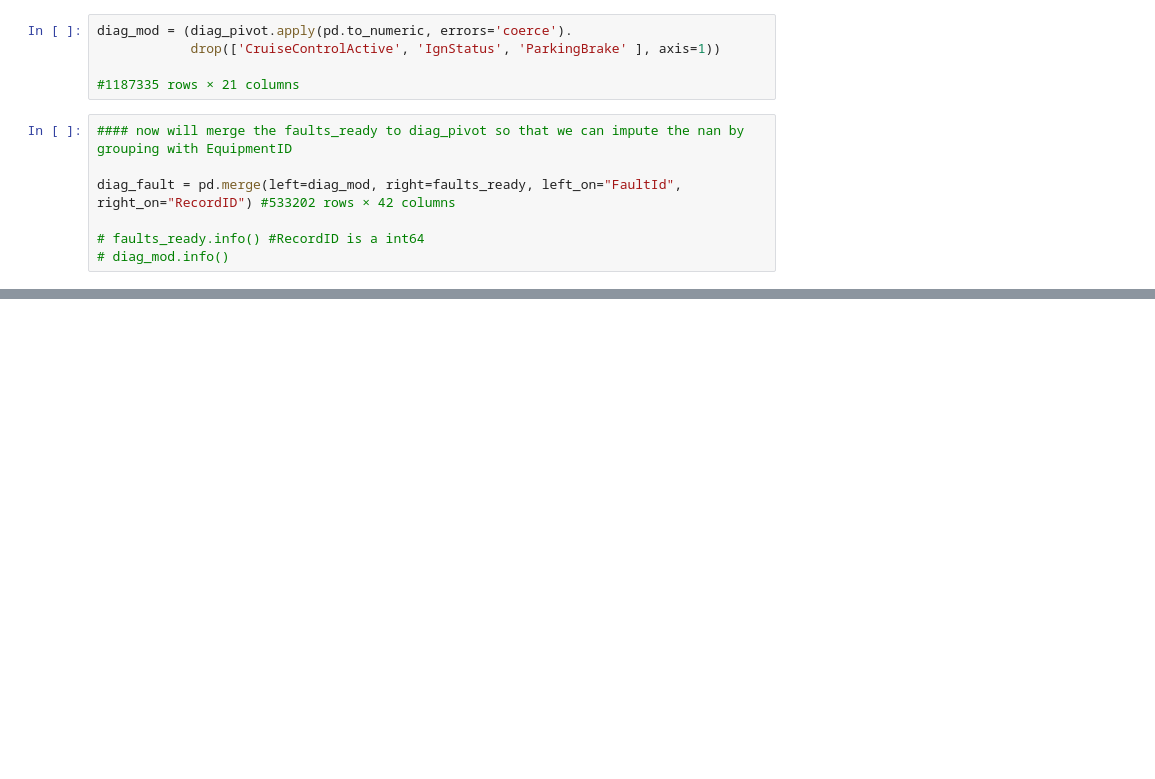
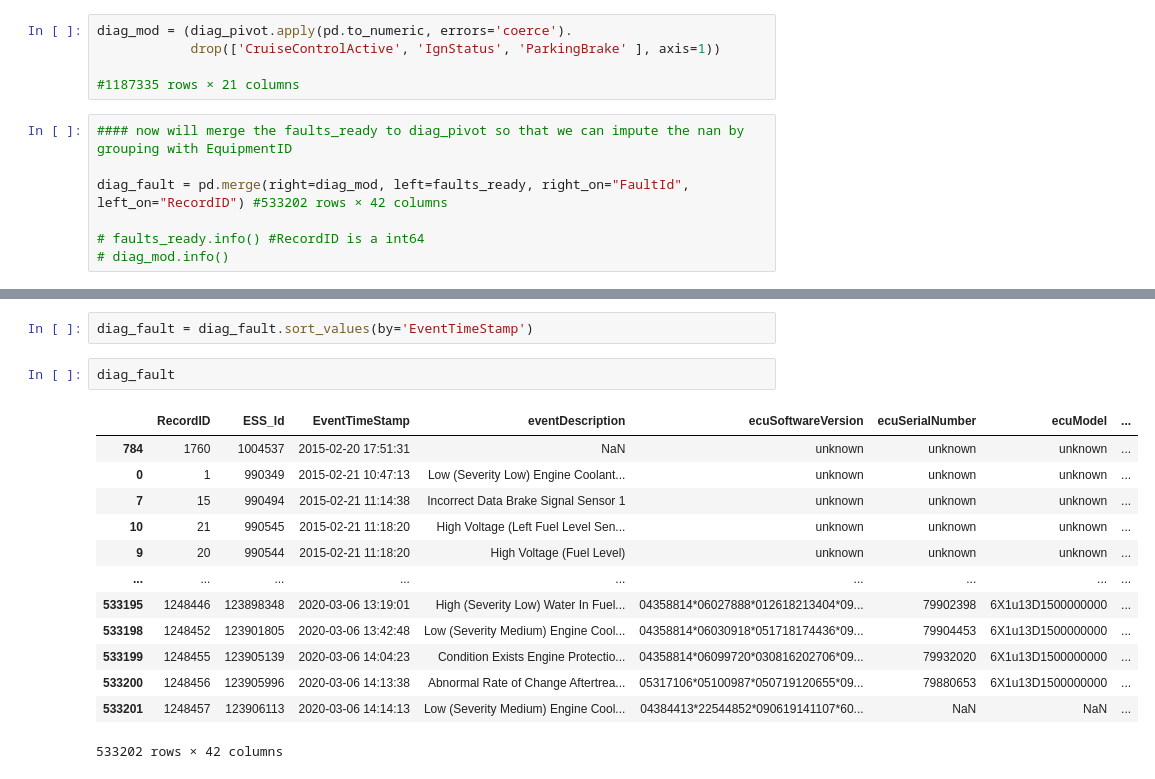
Before and after one commit to nss-data-science-cohort-6/big_g_express-elden_ring, a Jupyter notebook: notebooks/bigG_EDA_smita2.ipynb, the cells around one changed output, grey strips where cells are left out. Drawn from its saved outputs; the diff is of its cells as text; blank space fills up the shorter version.

```diff
--- a/notebooks/bigG_EDA_smita2.ipynb
+++ b/notebooks/bigG_EDA_smita2.ipynb
@@ -600,7 +600,7 @@ diag_mod = (diag_pivot.apply(pd.to_numeric, errors='coerce').
 # %%
 #### now will merge the faults_ready to diag_pivot so that we can impute the nan by grouping with EquipmentID
 
-diag_fault = pd.merge(left=diag_mod, right=faults_ready, left_on="FaultId", right_on="RecordID") #533202 rows × 42 columns
+diag_fault = pd.merge(right=diag_mod, left=faults_ready, right_on="FaultId", left_on="RecordID") #533202 rows × 42 columns
 
 # faults_ready.info() #RecordID is a int64
 # diag_mod.info()
@@ -606,0 +627,18 @@ diag_fault = pd.merge(left=diag_mod, right=faults_ready, left_on="FaultId", righ
+# %%
+diag_fault = diag_fault.sort_values(by='EventTimeStamp')
+# %%
+diag_fault
+# %% [output]
+|  | RecordID | ESS_Id | EventTimeStamp | eventDescription | ecuSoftwareVersion | ecuSerialNumber | ecuModel | ... |
+| 784 | 1760 | 1004537 | 2015-02-20 17:51:31 | NaN | unknown | unknown | unknown | ... |
+| 0 | 1 | 990349 | 2015-02-21 10:47:13 | Low (Severity Low) Engine Coolant... | unknown | unknown | unknown | ... |
+| 7 | 15 | 990494 | 2015-02-21 11:14:38 | Incorrect Data Brake Signal Sensor 1 | unknown | unknown | unknown | ... |
+| 10 | 21 | 990545 | 2015-02-21 11:18:20 | High Voltage (Left Fuel Level Sen... | unknown | unknown | unknown | ... |
+| 9 | 20 | 990544 | 2015-02-21 11:18:20 | High Voltage (Fuel Level) | unknown | unknown | unknown | ... |
+| ... | ... | ... | ... | ... | ... | ... | ... | ... |
+| 533195 | 1248446 | 123898348 | 2020-03-06 13:19:01 | High (Severity Low) Water In Fuel... | 04358814*06027888*012618213404*09... | 79902398 | 6X1u13D1500000000 | ... |
+| 533198 | 1248452 | 123901805 | 2020-03-06 13:42:48 | Low (Severity Medium) Engine Cool... | 04358814*06030918*051718174436*09... | 79904453 | 6X1u13D1500000000 | ... |
+| 533199 | 1248455 | 123905139 | 2020-03-06 14:04:23 | Condition Exists Engine Protectio... | 04358814*06099720*030816202706*09... | 79932020 | 6X1u13D1500000000 | ... |
+| 533200 | 1248456 | 123905996 | 2020-03-06 14:13:38 | Abnormal Rate of Change Aftertrea... | 05317106*05100987*050719120655*09... | 79880653 | 6X1u13D1500000000 | ... |
+| 533201 | 1248457 | 123906113 | 2020-03-06 14:14:13 | Low (Severity Medium) Engine Cool... | 04384413*22544852*090619141107*60... | NaN | NaN | ... |
+533202 rows × 42 columns
```
Also changed, not shown: parts of 11 cells of this notebook.
